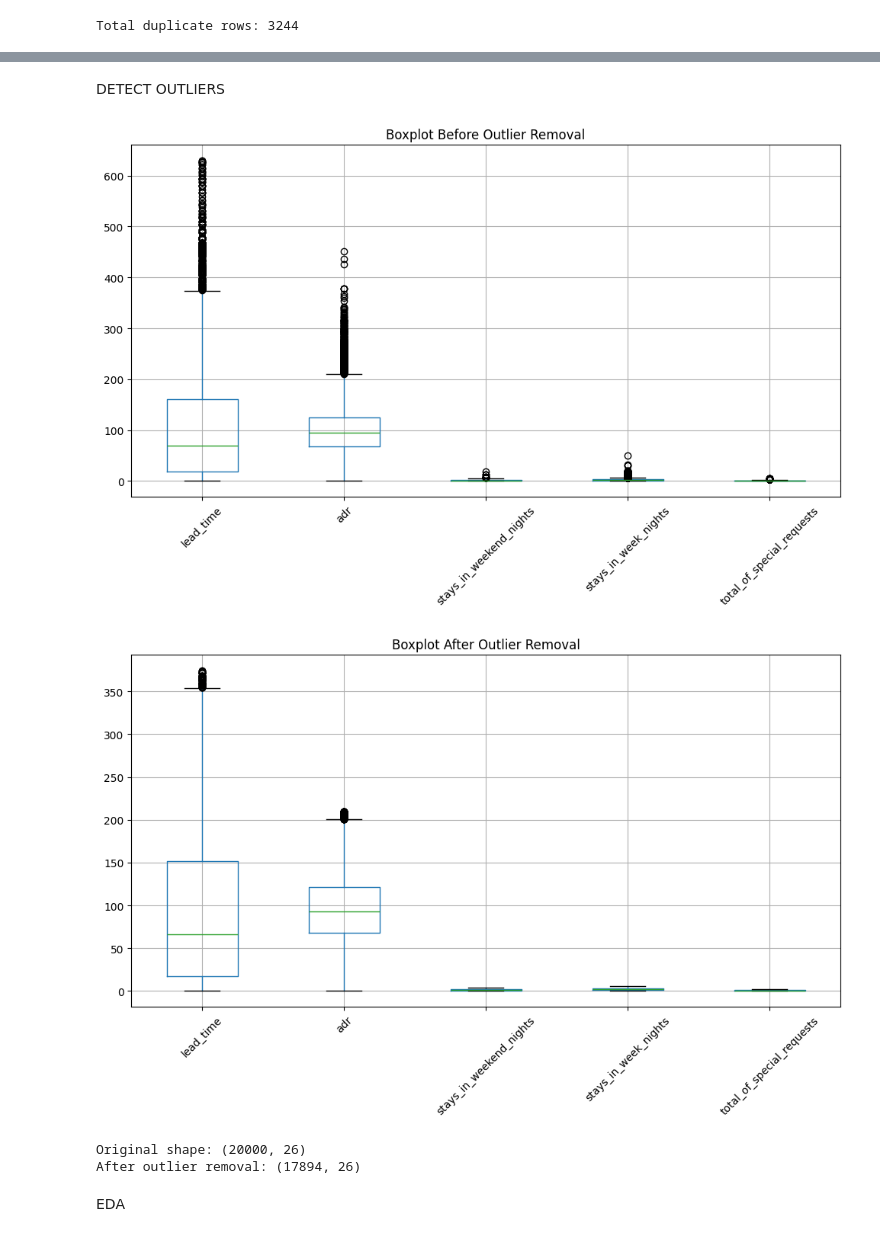
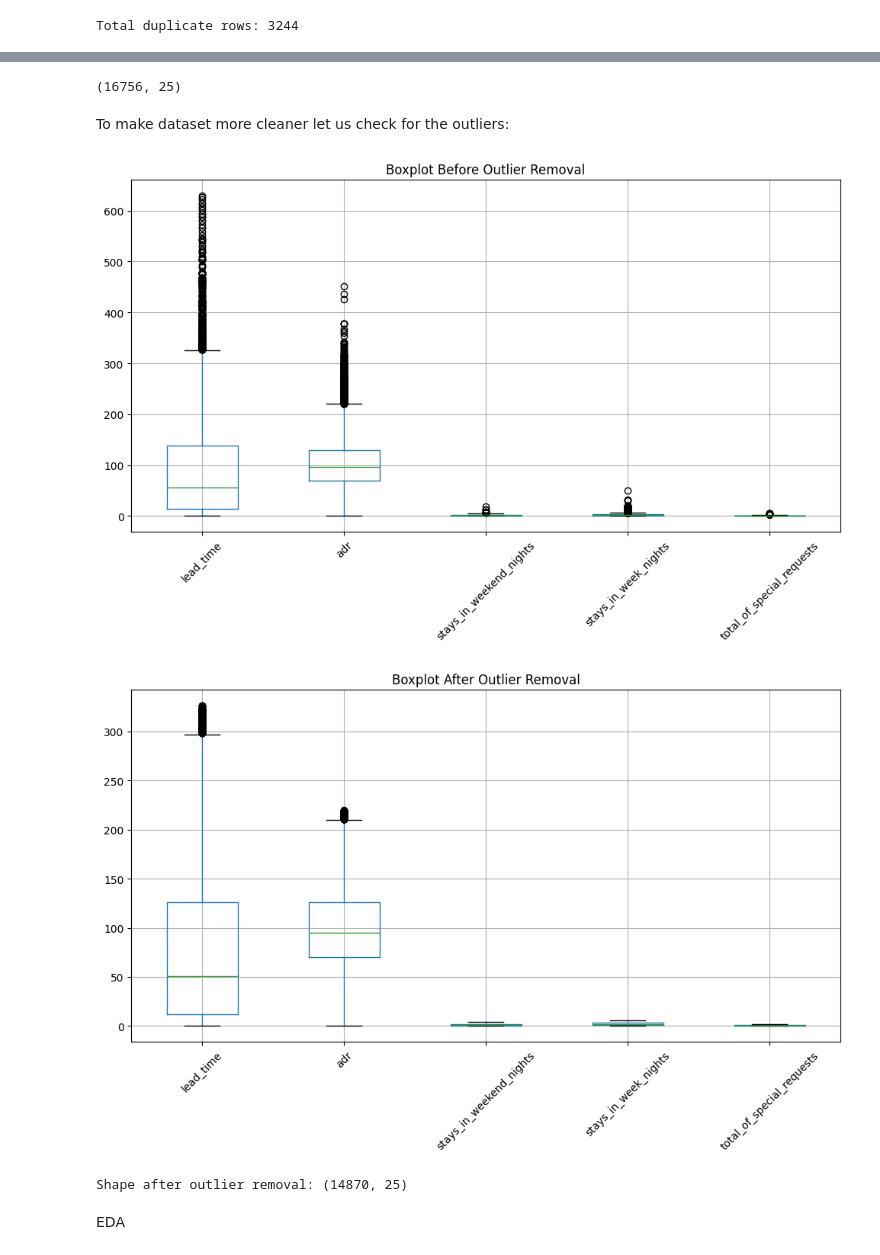
Before and after one commit to Shubhamk0703/Final-Project-23017935-, a Jupyter notebook: CODE_for_small_data(23017935).ipynb, the cells around one changed output, grey strips where cells are left out. Drawn from its saved outputs; the diff is of its cells as text; code cells hidden in the pictures.

```diff
--- a/CODE_for_small_data(23017935).ipynb
+++ b/CODE_for_small_data(23017935).ipynb
@@ -197,6 +199,7 @@ df_sample.drop(columns=['company'], inplace=True)
 # %%
-#df_sample.dropna(subset=['country'], inplace=True)
-df_sample.drop(columns=['meal', 'country', 'babies', 'children', 'adults'], inplace=True)
+#Leakage Column
+
+df_sample.drop(columns=['reservation_status'], inplace=True)
 # %%
 print(df_sample.isnull().sum())
 # %% [output]
@@ -219,15 +222 @@ reservation_status_date           0
 dtype: int64
-# %%
-df_sample_cleaned = df_sample
-# Identify categorical columns
-categorical_cols = df_sample_cleaned.select_dtypes(include=['object']).columns
-
-# Apply Label Encoding to categorical features
-label_encoders = {}
-for col in categorical_cols:
-    le = LabelEncoder()
-    df_sample_cleaned[col] = le.fit_transform(df_sample_cleaned[col])
-    label_encoders[col] = le
-
-# Display updated dataset
-print(df_sample_cleaned.head())
@@ -252,51 +223,46 @@ print(df_sample_cleaned.head())
-# %% [markdown]
-DETECT OUTLIERS
+# %%
+df_sample.shape
+# %% [output]
+(16756, 25)
+# %% [markdown]
+To make dataset more cleaner let us check for the outliers:
 # %%
+import matplotlib.pyplot as plt
+import seaborn as sns
 
-
-# Assuming df_sample_cleaned is your DataFrame
-df = df_sample_cleaned.copy()
-
-# List of numerical features you want to check
+# List of numerical features to check for outliers
 num_features = ['lead_time', 'adr', 'stays_in_weekend_nights',
                 'stays_in_week_nights', 'total_of_special_requests']
 
-# Function to remove outliers using IQR
-def remove_outliers_iqr(df, columns):
-    for col in columns:
-        Q1 = df[col].quantile(0.25)
-        Q3 = df[col].quantile(0.75)
-        IQR = Q3 - Q1
-        lower_bound = Q1 - 1.5 * IQR
-        upper_bound = Q3 + 1.5 * IQR
-        df = df[(df[col] >= lower_bound) & (df[col] <= upper_bound)]
-    return df
-
-# Show boxplot before outlier removal
+# Boxplot before outlier removal
 plt.figure(figsize=(12, 6))
-df[num_features].boxplot()
+df_sample[num_features].boxplot()
 plt.title("Boxplot Before Outlier Removal")
 plt.xticks(rotation=45)
 plt.show()
 
-# Remove outliers
-df_no_outliers = remove_outliers_iqr(df, num_features)
+# IQR outlier removal applied directly to df_sample
+for col in num_features:
+    Q1 = df_sample[col].quantile(0.25)
+    Q3 = df_sample[col].quantile(0.75)
+    IQR = Q3 - Q1
+    lower_bound = Q1 - 1.5 * IQR
+    upper_bound = Q3 + 1.5 * IQR
+    df_sample = df_sample[(df_sample[col] >= lower_bound) & (df_sample[col] <= upper_bound)]
 
-# Show boxplot after outlier removal
+# Boxplot after outlier removal
 plt.figure(figsize=(12, 6))
-df_no_outliers[num_features].boxplot()
+df_sample[num_features].boxplot()
 plt.title("Boxplot After Outlier Removal")
 plt.xticks(rotation=45)
 plt.show()
 
-# Optional: Check shape difference
-print("Original shape:", df.shape)
-print("After outlier removal:", df_no_outliers.shape)
+# Shape difference
+print("Shape after outlier removal:", df_sample.shape)
 # %% [output]
-[figure, old version]
+[figure, new version]
-[figure, old version]
+[figure, new version]
-Original shape: (20000, 26)
-After outlier removal: (17894, 26)
+Shape after outlier removal: (14870, 25)
 # %% [markdown]
 EDA
 # %%
```
Also changed, not shown: parts of 33 cells of this notebook.
